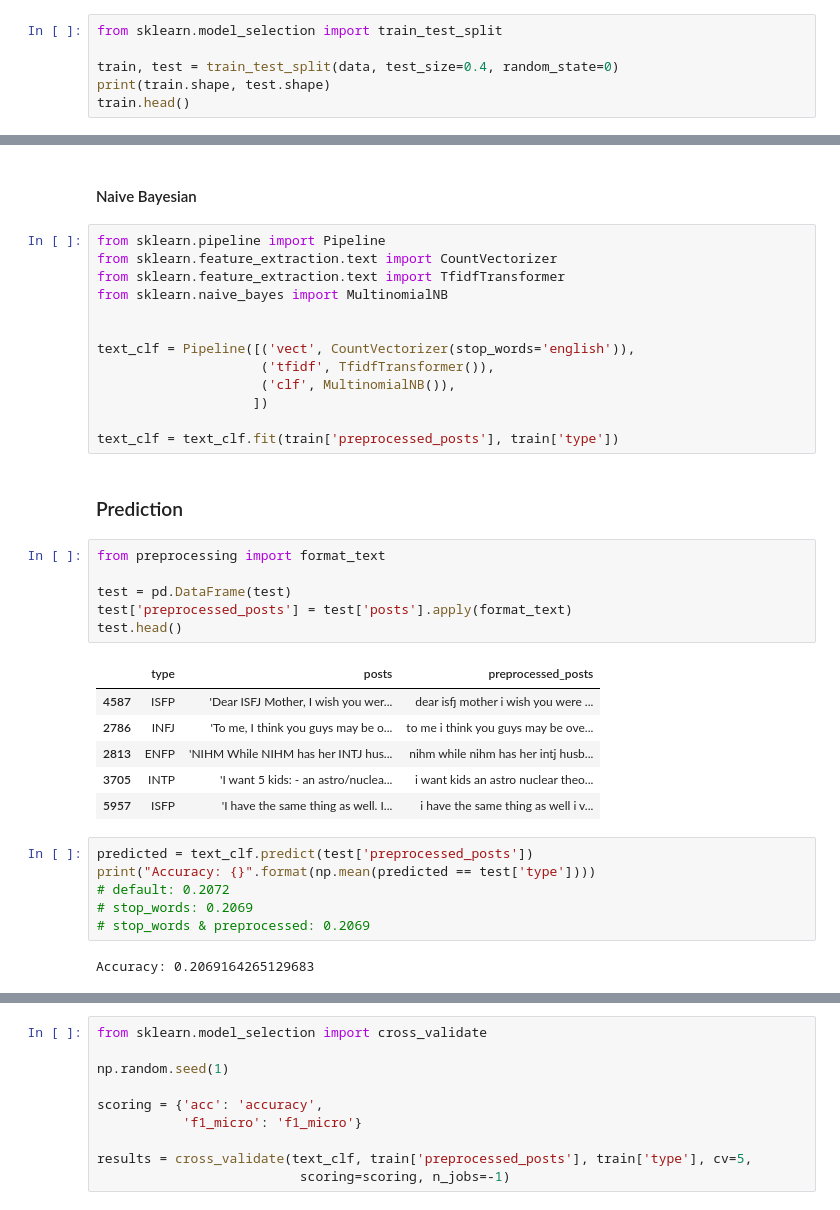
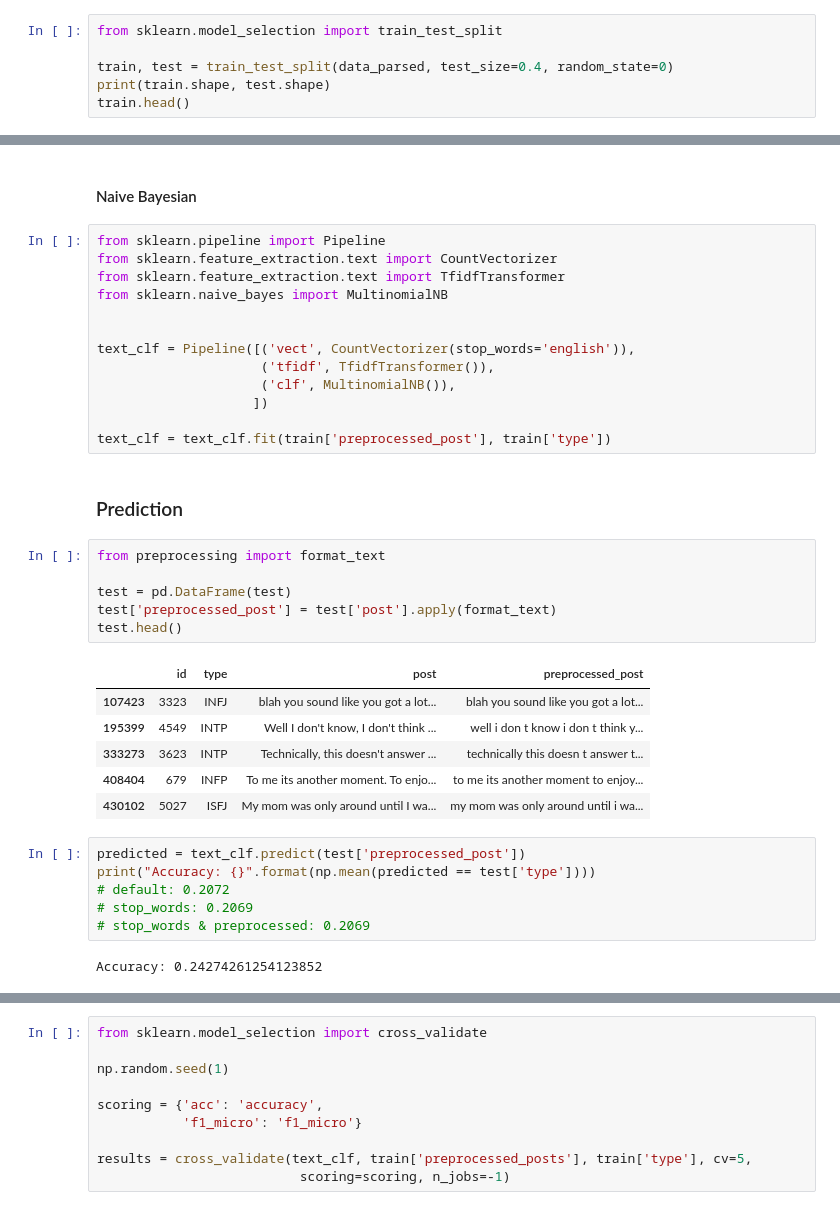
Before and after one commit to literate-waffle/mbti, a Jupyter notebook: mbti.ipynb, the cells around one changed output, grey strips where cells are left out. Cells and saved outputs as stored; diff of their text form.

```diff
--- a/mbti.ipynb
+++ b/mbti.ipynb
@@ -177,7 +184,7 @@ print(data.shape)
 # %%
 from sklearn.model_selection import train_test_split
 
-train, test = train_test_split(data, test_size=0.4, random_state=0)
+train, test = train_test_split(data_parsed, test_size=0.4, random_state=0)
 print(train.shape, test.shape)
 train.head()
 # %% [output]
@@ -219,27 +226,27 @@ text_clf = Pipeline([('vect', CountVectorizer(stop_words='english')),
                      ('clf', MultinomialNB()),
                     ])
 
-text_clf = text_clf.fit(train['preprocessed_posts'], train['type'])
+text_clf = text_clf.fit(train['preprocessed_post'], train['type'])
 # %% [markdown]
 ### Prediction
 # %%
 from preprocessing import format_text
 
 test = pd.DataFrame(test)
-test['preprocessed_posts'] = test['posts'].apply(format_text)
+test['preprocessed_post'] = test['post'].apply(format_text)
 test.head()
 # %% [output]
-|  | type | posts | preprocessed_posts |
-| 4587 | ISFP | 'Dear ISFJ Mother, I wish you wer... | dear isfj mother i wish you were ... |
-| 2786 | INFJ | 'To me, I think you guys may be o... | to me i think you guys may be ove... |
-| 2813 | ENFP | 'NIHM While NIHM has her INTJ hus... | nihm while nihm has her intj husb... |
-| 3705 | INTP | 'I want 5 kids: - an astro/nuclea... | i want kids an astro nuclear theo... |
-| 5957 | ISFP | 'I have the same thing as well. I... | i have the same thing as well i v... |
+|  | id | type | post | preprocessed_post |
+| 107423 | 3323 | INFJ | blah you sound like you got a lot... | blah you sound like you got a lot... |
+| 195399 | 4549 | INTP | Well I don't know, I don't think ... | well i don t know i don t think y... |
+| 333273 | 3623 | INTP | Technically, this doesn't answer ... | technically this doesn t answer t... |
+| 408404 | 679 | INFP | To me its another moment. To enjo... | to me its another moment to enjoy... |
+| 430102 | 5027 | ISFJ | My mom was only around until I wa... | my mom was only around until i wa... |
 # %%
-predicted = text_clf.predict(test['preprocessed_posts'])
+predicted = text_clf.predict(test['preprocessed_post'])
 print("Accuracy: {}".format(np.mean(predicted == test['type'])))
 # default: 0.2072
 # stop_words: 0.2069
 # stop_words & preprocessed: 0.2069
 # %% [output]
-Accuracy: 0.2069164265129683
+Accuracy: 0.24274261254123852
```
Also changed, not shown: parts of 10 cells of this notebook, 1 other file.
